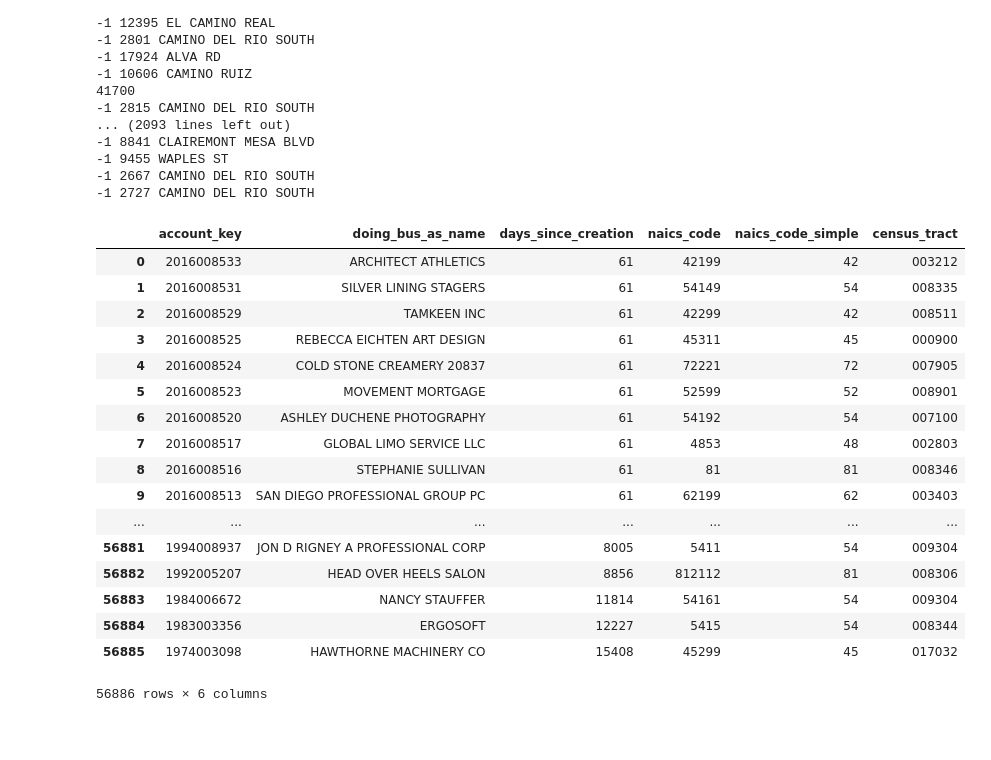
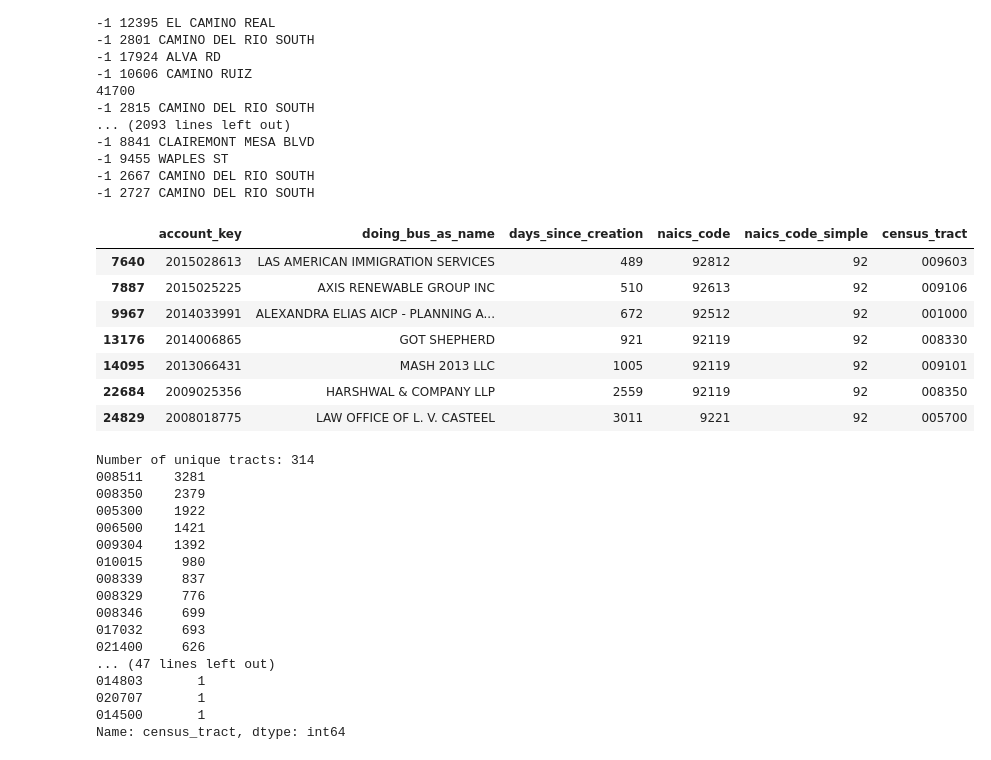
Before and after one commit to jmsilverman/insight_project, a Jupyter notebook: business_listings.ipynb, the cells around one changed output. Drawn from its saved outputs; the diff is of its cells as text; code cells hidden in the pictures; blank space fills up the shorter version.

```diff
--- a/business_listings.ipynb
+++ b/business_listings.ipynb
@@ -310,27 +310,39 @@ g.close()
 # %%
 # remove 176 w/ no addy
 f = open('data_final/sd_active_businesses_cleaned_updated.csv', 'w')
 info = pd.read_csv('data_final/sd_active_businesses_cleaned.csv',dtype={'account_key': str, 'census_tract': str})
-info
+info[info.naics_code_simple==92]
 # %% [output]
 |  | account_key | doing_bus_as_name | days_since_creation | naics_code | naics_code_simple | census_tract |
-| 0 | 2016008533 | ARCHITECT ATHLETICS | 61 | 42199 | 42 | 003212 |
-| 1 | 2016008531 | SILVER LINING STAGERS | 61 | 54149 | 54 | 008335 |
-| 2 | 2016008529 | TAMKEEN INC | 61 | 42299 | 42 | 008511 |
-| 3 | 2016008525 | REBECCA EICHTEN ART DESIGN | 61 | 45311 | 45 | 000900 |
-| 4 | 2016008524 | COLD STONE CREAMERY 20837 | 61 | 72221 | 72 | 007905 |
-| 5 | 2016008523 | MOVEMENT MORTGAGE | 61 | 52599 | 52 | 008901 |
-| 6 | 2016008520 | ASHLEY DUCHENE PHOTOGRAPHY | 61 | 54192 | 54 | 007100 |
-| 7 | 2016008517 | GLOBAL LIMO SERVICE LLC | 61 | 4853 | 48 | 002803 |
-| 8 | 2016008516 | STEPHANIE SULLIVAN | 61 | 81 | 81 | 008346 |
-| 9 | 2016008513 | SAN DIEGO PROFESSIONAL GROUP PC | 61 | 62199 | 62 | 003403 |
-| ... | ... | ... | ... | ... | ... | ... |
-| 56881 | 1994008937 | JON D RIGNEY A PROFESSIONAL CORP | 8005 | 5411 | 54 | 009304 |
-| 56882 | 1992005207 | HEAD OVER HEELS SALON | 8856 | 812112 | 81 | 008306 |
-| 56883 | 1984006672 | NANCY STAUFFER | 11814 | 54161 | 54 | 009304 |
-| 56884 | 1983003356 | ERGOSOFT | 12227 | 5415 | 54 | 008344 |
-| 56885 | 1974003098 | HAWTHORNE MACHINERY CO | 15408 | 45299 | 45 | 017032 |
+| 7640 | 2015028613 | LAS AMERICAN IMMIGRATION SERVICES | 489 | 92812 | 92 | 009603 |
+| 7887 | 2015025225 | AXIS RENEWABLE GROUP INC | 510 | 92613 | 92 | 009106 |
+| 9967 | 2014033991 | ALEXANDRA ELIAS AICP - PLANNING A... | 672 | 92512 | 92 | 001000 |
+| 13176 | 2014006865 | GOT SHEPHERD | 921 | 92119 | 92 | 008330 |
+| 14095 | 2013066431 | MASH 2013 LLC | 1005 | 92119 | 92 | 009101 |
+| 22684 | 2009025356 | HARSHWAL & COMPANY LLP | 2559 | 92119 | 92 | 008350 |
+| 24829 | 2008018775 | LAW OFFICE OF L. V. CASTEEL | 3011 | 9221 | 92 | 005700 |
-56886 rows × 6 columns
+# %%
+tract_counts = info.census_tract.value_counts()
+print 'Number of unique tracts: '+str(tract_counts.count())
+print tract_counts
+# %% [output]
+Number of unique tracts: 314
+008511    3281
+008350    2379
+005300    1922
+006500    1421
+009304    1392
+010015     980
+008339     837
+008329     776
+008346     699
+017032     693
+021400     626
+... (47 lines left out)
+014803       1
+020707       1
+014500       1
+Name: census_tract, dtype: int64
 # %%
 bad = bus.account_key[bus.address_str==''].to_string(index=False)
 # print header
```
Also changed, not shown: 27 other files.
